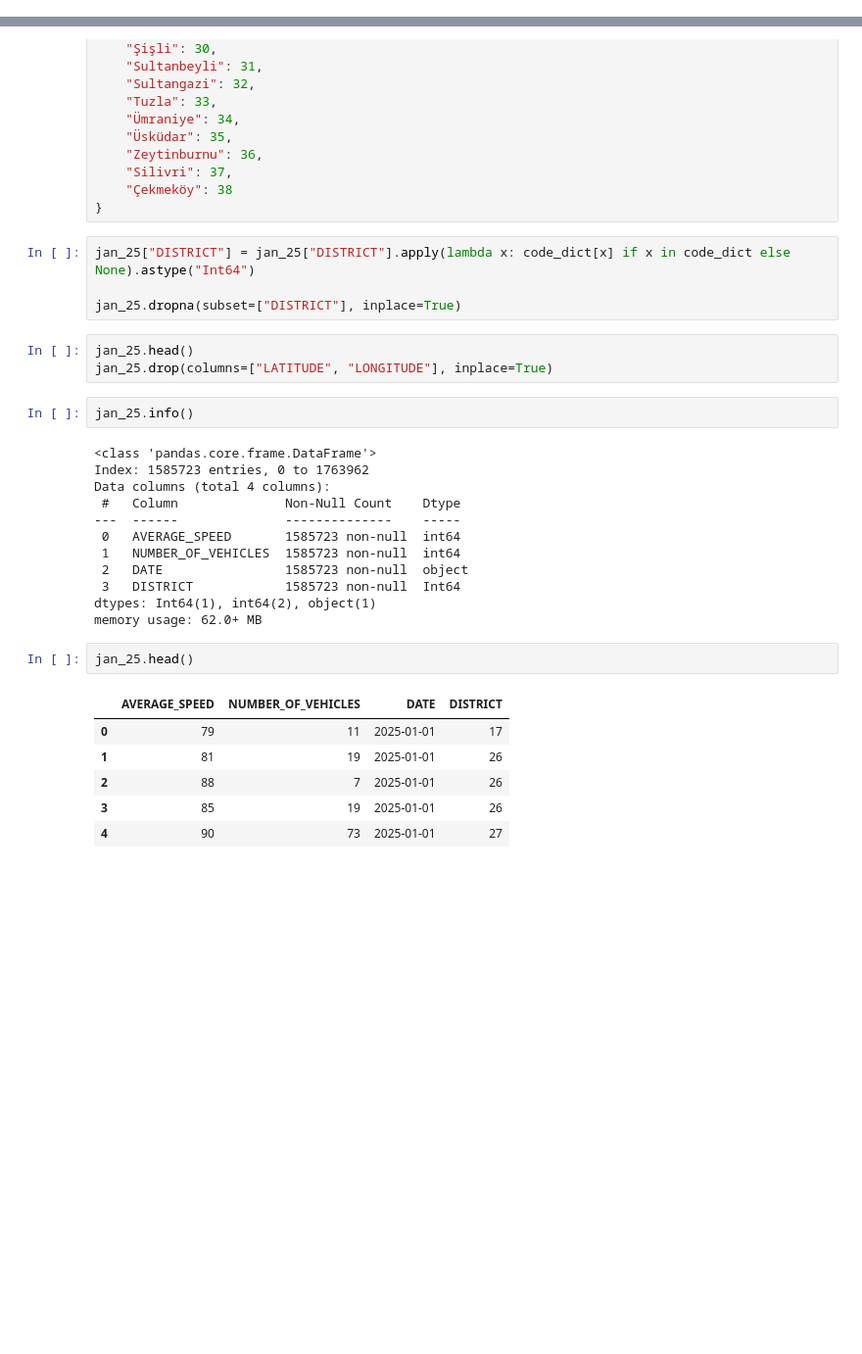
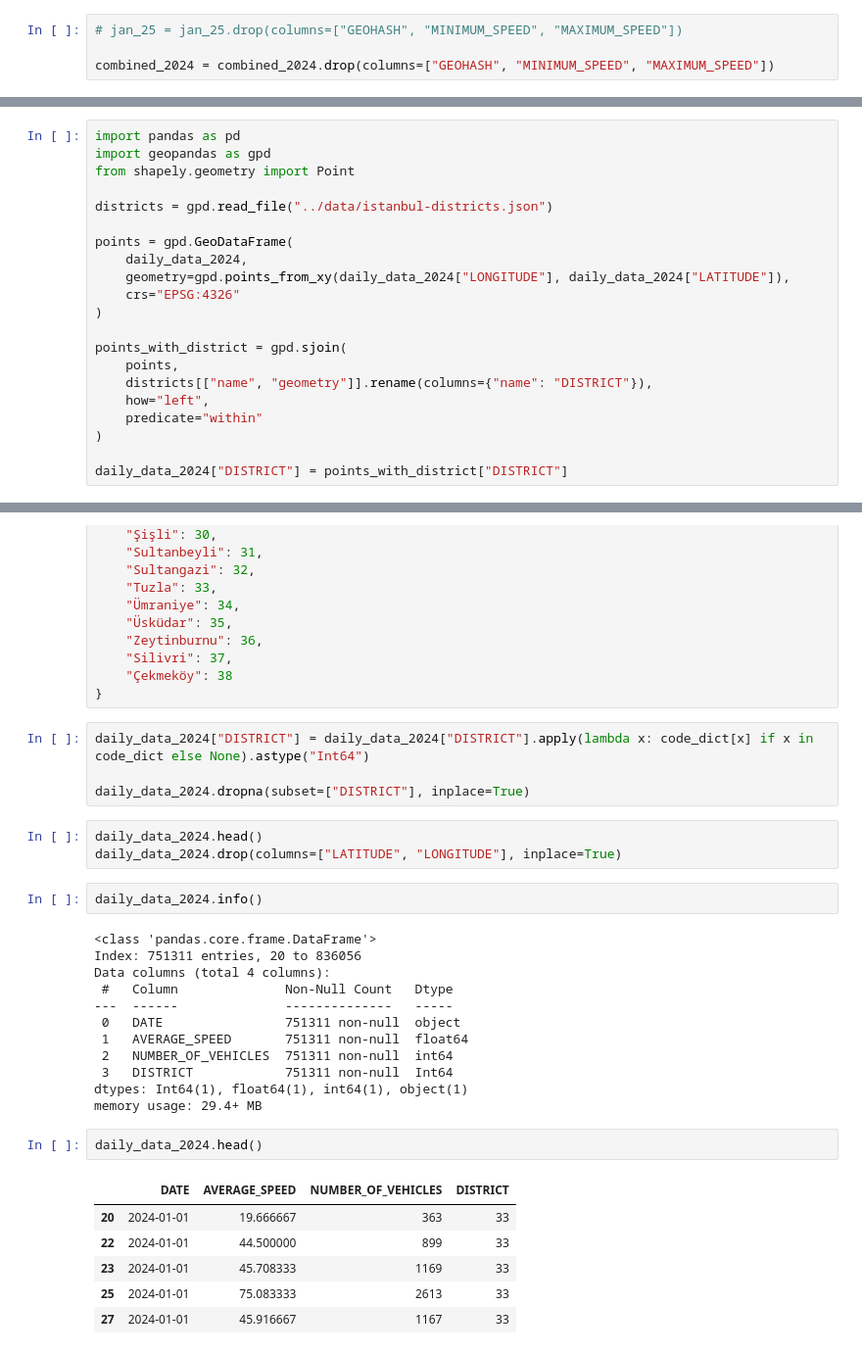
Before and after one commit to omerzzeybek9/Traffic-Congestion-Prediction-Optimization, a Jupyter notebook: data_manipulations/traffic_density.ipynb, the cells around one changed output, grey strips where cells are left out. Shown: that part at 98% size. Cells and saved outputs as stored; diff of their text form; blank space fills up the shorter version.

```diff
--- a/data_manipulations/traffic_density.ipynb
+++ b/data_manipulations/traffic_density.ipynb
@@ -4,0 +25,4 @@ jan_25 = pd.read_csv("../original_data/traffic_density_202501.csv")
+# %%
+# jan_25 = jan_25.drop(columns=["GEOHASH", "MINIMUM_SPEED", "MAXIMUM_SPEED"])
+
+combined_2024 = combined_2024.drop(columns=["GEOHASH", "MINIMUM_SPEED", "MAXIMUM_SPEED"])
@@ -5 +98,22 @@ jan_25 = pd.read_csv("../original_data/traffic_density_202501.csv")
+# %%
+import pandas as pd
+import geopandas as gpd
+from shapely.geometry import Point
+
+districts = gpd.read_file("../data/istanbul-districts.json")
+
+points = gpd.GeoDataFrame(
+    daily_data_2024,
+    geometry=gpd.points_from_xy(daily_data_2024["LONGITUDE"], daily_data_2024["LATITUDE"]),
+    crs="EPSG:4326"
+)
+
+points_with_district = gpd.sjoin(
+    points,
+    districts[["name", "geometry"]].rename(columns={"name": "DISTRICT"}),
+    how="left",
+    predicate="within"
+)
+
+daily_data_2024["DISTRICT"] = points_with_district["DISTRICT"]
 # %%
@@ -137,33 +168,33 @@ code_dict = {
     "Çekmeköy": 38
 }
 # %%
-jan_25["DISTRICT"] = jan_25["DISTRICT"].apply(lambda x: code_dict[x] if x in code_dict else None).astype("Int64")
+daily_data_2024["DISTRICT"] = daily_data_2024["DISTRICT"].apply(lambda x: code_dict[x] if x in code_dict else None).astype("Int64")
 
-jan_25.dropna(subset=["DISTRICT"], inplace=True)
+daily_data_2024.dropna(subset=["DISTRICT"], inplace=True)
 # %%
-jan_25.head()
-jan_25.drop(columns=["LATITUDE", "LONGITUDE"], inplace=True)
+daily_data_2024.head()
+daily_data_2024.drop(columns=["LATITUDE", "LONGITUDE"], inplace=True)
 # %%
-jan_25.info()
+daily_data_2024.info()
 # %% [output]
 <class 'pandas.core.frame.DataFrame'>
-Index: 1585723 entries, 0 to 1763962
+Index: 751311 entries, 20 to 836056
 Data columns (total 4 columns):
- #   Column              Non-Null Count    Dtype
----  ------              --------------    -----
- 0   AVERAGE_SPEED       1585723 non-null  int64
- 1   NUMBER_OF_VEHICLES  1585723 non-null  int64
- 2   DATE                1585723 non-null  object
- 3   DISTRICT            1585723 non-null  Int64
-dtypes: Int64(1), int64(2), object(1)
-memory usage: 62.0+ MB
+ #   Column              Non-Null Count   Dtype
+---  ------              --------------   -----
+ 0   DATE                751311 non-null  object
+ 1   AVERAGE_SPEED       751311 non-null  float64
+ 2   NUMBER_OF_VEHICLES  751311 non-null  int64
+ 3   DISTRICT            751311 non-null  Int64
+dtypes: Int64(1), float64(1), int64(1), object(1)
+memory usage: 29.4+ MB
 # %%
-jan_25.head()
+daily_data_2024.head()
 # %% [output]
-|  | AVERAGE_SPEED | NUMBER_OF_VEHICLES | DATE | DISTRICT |
-| 0 | 79 | 11 | 2025-01-01 | 17 |
-| 1 | 81 | 19 | 2025-01-01 | 26 |
-| 2 | 88 | 7 | 2025-01-01 | 26 |
-| 3 | 85 | 19 | 2025-01-01 | 26 |
-| 4 | 90 | 73 | 2025-01-01 | 27 |
+|  | DATE | AVERAGE_SPEED | NUMBER_OF_VEHICLES | DISTRICT |
+| 20 | 2024-01-01 | 19.666667 | 363 | 33 |
+| 22 | 2024-01-01 | 44.500000 | 899 | 33 |
+| 23 | 2024-01-01 | 45.708333 | 1169 | 33 |
+| 25 | 2024-01-01 | 75.083333 | 2613 | 33 |
+| 27 | 2024-01-01 | 45.916667 | 1167 | 33 |
 # %%
```
Also changed, not shown: parts of 22 cells of this notebook, 4 other files.
